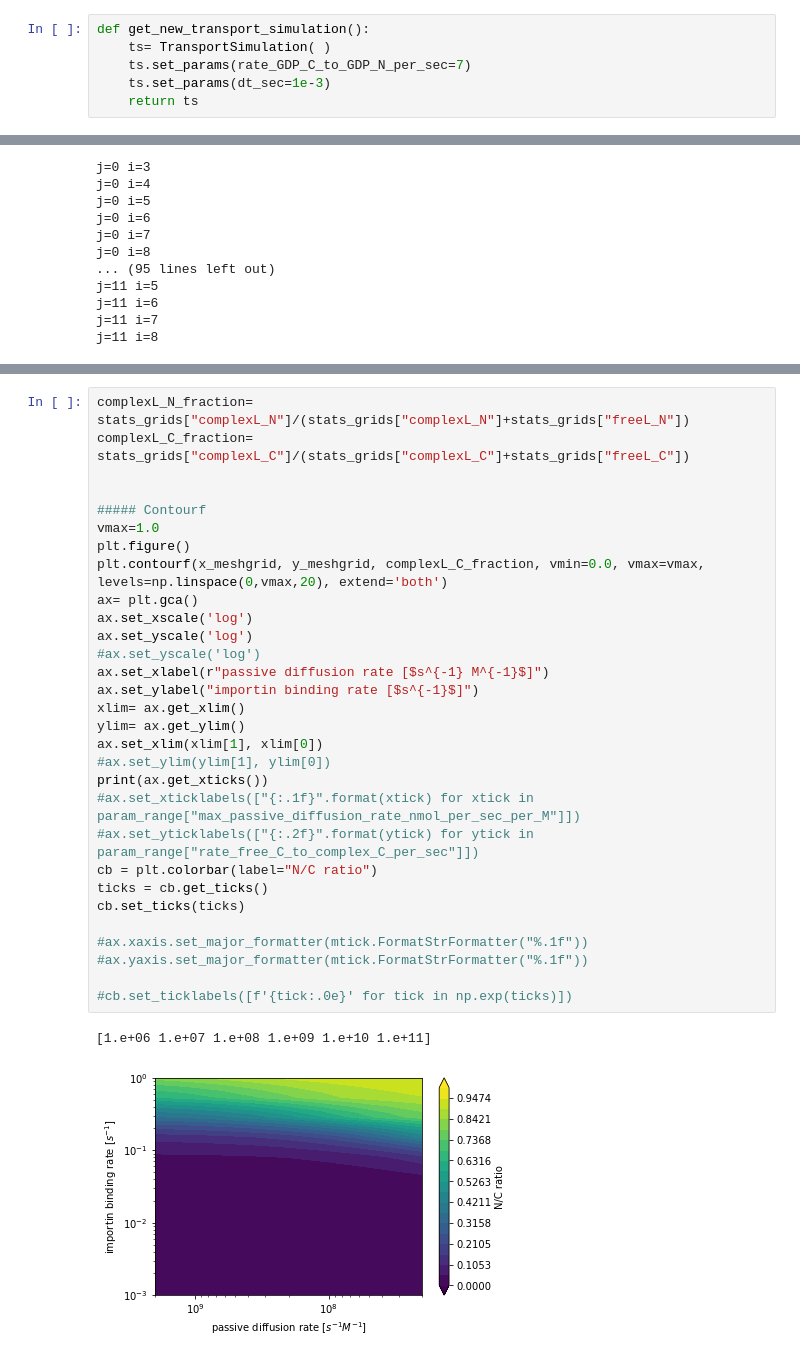
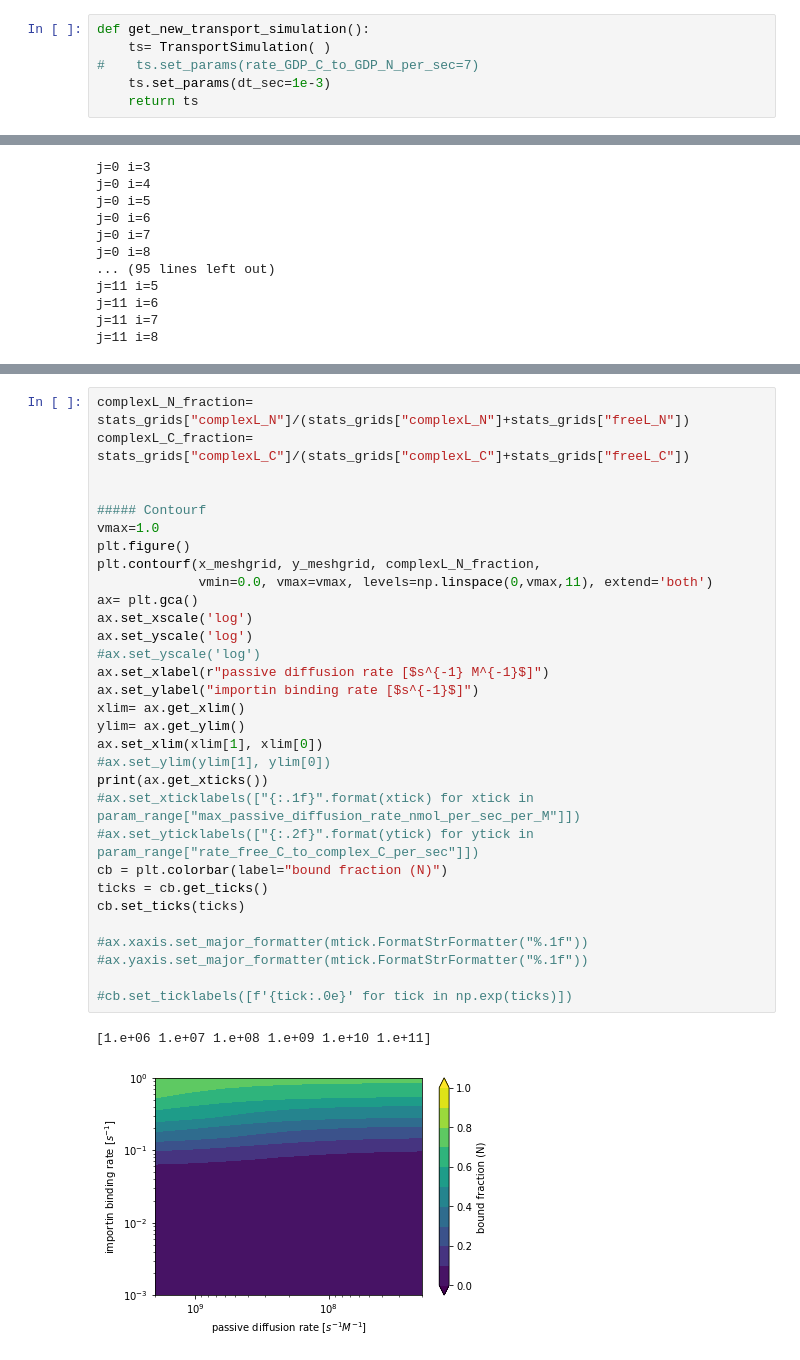
Before and after one commit to ravehlab/npctransport_kinetic, a Jupyter notebook: NPC_FLIP_simulations.ipynb, the cells around one changed output, grey strips where cells are left out. Cells and saved outputs as stored; diff of their text form.

```diff
--- a/NPC_FLIP_simulations.ipynb
+++ b/NPC_FLIP_simulations.ipynb
@@ -787,7 +772,7 @@ def get_tau_passive_diffusion(nmol_per_sec_per_M, volume_L):
 # %%
 def get_new_transport_simulation():
     ts= TransportSimulation( )
-    ts.set_params(rate_GDP_C_to_GDP_N_per_sec=7)
+#    ts.set_params(rate_GDP_C_to_GDP_N_per_sec=7)
     ts.set_params(dt_sec=1e-3)
     return ts
 # %%
@@ -942,33 +927,34 @@ cb.set_ticks(ticks)
 # %%
 complexL_N_fraction= stats_grids["complexL_N"]/(stats_grids["complexL_N"]+stats_grids["freeL_N"])
 complexL_C_fraction= stats_grids["complexL_C"]/(stats_grids["complexL_C"]+stats_grids["freeL_C"])
 
 
 ##### Contourf
 vmax=1.0
 plt.figure()
-plt.contourf(x_meshgrid, y_meshgrid, complexL_C_fraction, vmin=0.0, vmax=vmax, levels=np.linspace(0,vmax,20), extend='both')
+plt.contourf(x_meshgrid, y_meshgrid, complexL_N_fraction,
+             vmin=0.0, vmax=vmax, levels=np.linspace(0,vmax,11), extend='both')
 ax= plt.gca()
 ax.set_xscale('log')
 ax.set_yscale('log')
 #ax.set_yscale('log')
 ax.set_xlabel(r"passive diffusion rate [$s^{-1} M^{-1}$]")
 ax.set_ylabel("importin binding rate [$s^{-1}$]")
 xlim= ax.get_xlim()
 ylim= ax.get_ylim()
 ax.set_xlim(xlim[1], xlim[0])
 #ax.set_ylim(ylim[1], ylim[0])
 print(ax.get_xticks())
 #ax.set_xticklabels(["{:.1f}".format(xtick) for xtick in param_range["max_passive_diffusion_rate_nmol_per_sec_per_M"]])
 #ax.set_yticklabels(["{:.2f}".format(ytick) for ytick in param_range["rate_free_C_to_complex_C_per_sec"]])
-cb = plt.colorbar(label="N/C ratio")
+cb = plt.colorbar(label="bound fraction (N)")
 ticks = cb.get_ticks()
 cb.set_ticks(ticks)
 
 #ax.xaxis.set_major_formatter(mtick.FormatStrFormatter("%.1f"))
 #ax.yaxis.set_major_formatter(mtick.FormatStrFormatter("%.1f"))
 
 #cb.set_ticklabels([f'{tick:.0e}' for tick in np.exp(ticks)])
 # %% [output]
 [1.e+06 1.e+07 1.e+08 1.e+09 1.e+10 1.e+11]
-[figure, old version]
+[figure, new version]
```
Also changed, not shown: parts of 5 cells of this notebook, 1 other file.
